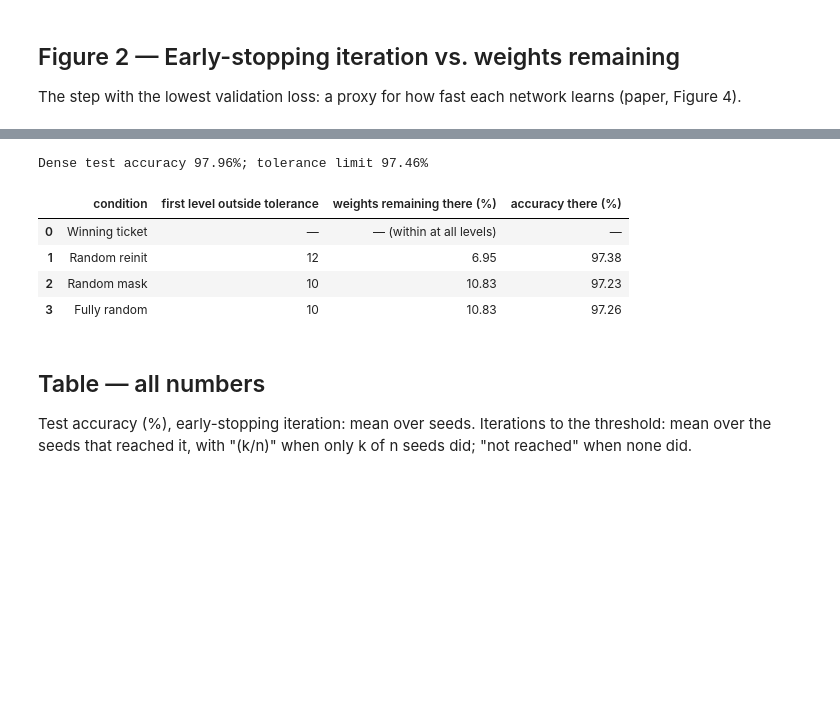
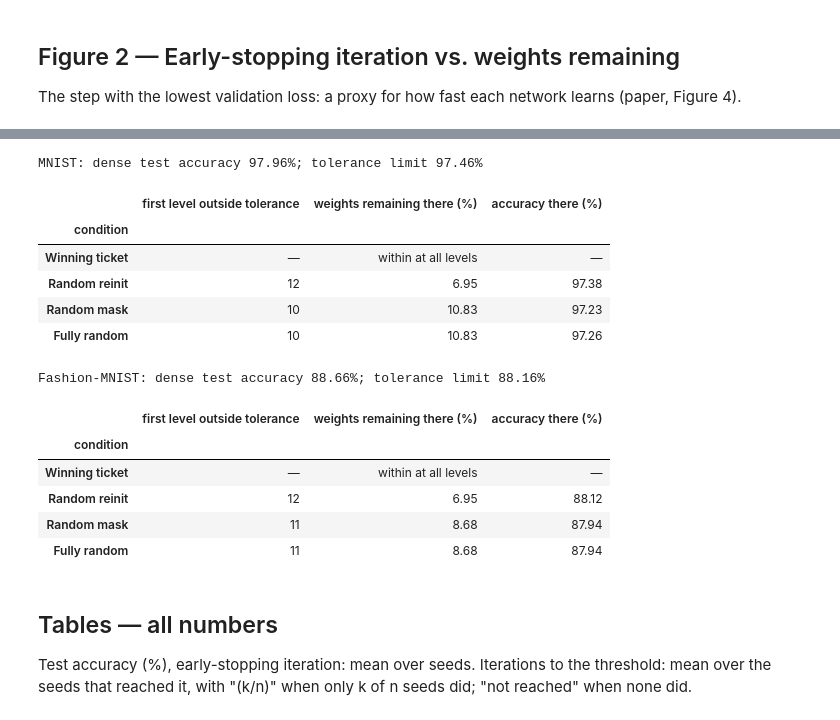
Before and after one commit to y336shen719/STAT679-lottery-ticket-hypothesis, a Jupyter notebook: analysis.ipynb, the cells around one changed output, grey strips where cells are left out. Drawn from its saved outputs; the diff is of its cells as text; code cells hidden in the pictures; blank space fills up the shorter version.

```diff
--- a/analysis.ipynb
+++ b/analysis.ipynb
@@ -78,22 +112,3 @@ mnist: seeds [1, 2, 42]; adam lr=0.0012, 50000 steps/level, 15 rounds, layerwise
-# %%
-def steps_to_threshold(h):
-    hit = h.loc[h.val_accuracy >= THRESHOLD, 'step']
-    return hit.iloc[0] if len(hit) else np.nan
-
-reach = (hist.groupby(['seed', 'condition', 'level'])
-             .apply(steps_to_threshold, include_groups=False).rename('steps_to_threshold').reset_index())
-summary = summary.merge(reach, on=['seed', 'condition', 'level'], how='left')
-
-def agg(col):
-    # mean / std / n over seeds, per condition and level
-    g = summary.groupby(['condition', 'level'])
-    out = g.agg(weights_remaining=('weights_remaining', 'first'), mean=(col, 'mean'),
-                std=(col, 'std'), n=(col, 'count')).reset_index()
-    return out
-
-dense = summary.query("condition == 'ticket' and level == 0")
-DENSE_ACC = dense.best_test_accuracy.mean()
-DENSE_END = dense.end_test_accuracy.mean()
 # %% [markdown]
 ## Helpers
 x axis: percent of weights remaining on a log scale, dense on the left. With one seed each point is a single run;
@@ -298,27 +338,43 @@ First pruning level whose test accuracy (early stopping, mean over seeds) is mor
 # %%
-limit = DENSE_ACC - TOLERANCE
-rows = []
-for c in CONDITIONS:
-    a = agg('best_test_accuracy').query('condition == @c').sort_values('level')
-    if a.empty:
-        continue
-    out = a[a['mean'] < limit]
-    first = out.iloc[0] if len(out) else None
-    rows.append({'condition': LABELS[c],
-                 'first level outside tolerance': '—' if first is None else int(first.level),
-                 'weights remaining there (%)': '— (within at all levels)' if first is None else round(first.weights_remaining * 100, 2),
-                 'accuracy there (%)': '—' if first is None else round(first['mean'] * 100, 2)})
-print(f'Dense test accuracy {DENSE_ACC:.2%}; tolerance limit {limit:.2%}')
-pd.DataFrame(rows)
+def first_outside(D, c):
+    """First level (row of agg) whose mean early-stopping test accuracy is below dense - TOLERANCE, or None."""
+    a = agg(D, 'best_test_accuracy').query('condition == @c and level > 0').sort_values('level')
+    out = a[a['mean'] < D.dense_acc - TOLERANCE]
+    return out.iloc[0] if len(out) else None
+
+def tolerance_table(D):
+    rows = []
+    for c in CONDITIONS:
+        if D.summary.query('condition == @c').empty:
+            continue
+        first = first_outside(D, c)
+        rows.append({'condition': LABELS[c],
+                     'first level outside tolerance': '—' if first is None else int(first.level),
+                     'weights remaining there (%)': 'within at all levels' if first is None
+                                                    else round(first.weights_remaining * 100, 2),
+                     'accuracy there (%)': '—' if first is None else round(first['mean'] * 100, 2)})
+    return pd.DataFrame(rows).set_index('condition')
+
+for D in DATA.values():
+    print(f'{D.title}: dense test accuracy {D.dense_acc:.2%}; tolerance limit {D.dense_acc - TOLERANCE:.2%}')
+    display(tolerance_table(D))
 # %% [output]
-Dense test accuracy 97.96%; tolerance limit 97.46%
+MNIST: dense test accuracy 97.96%; tolerance limit 97.46%
-|  | condition | first level outside tolerance | weights remaining there (%) | accuracy there (%) |
-| 0 | Winning ticket | — | — (within at all levels) | — |
-| 1 | Random reinit | 12 | 6.95 | 97.38 |
-| 2 | Random mask | 10 | 10.83 | 97.23 |
-| 3 | Fully random | 10 | 10.83 | 97.26 |
+|  | first level outside tolerance | weights remaining there (%) | accuracy there (%) |
+| condition |  |  |  |
+| Winning ticket | — | within at all levels | — |
+| Random reinit | 12 | 6.95 | 97.38 |
+| Random mask | 10 | 10.83 | 97.23 |
+| Fully random | 10 | 10.83 | 97.26 |
+Fashion-MNIST: dense test accuracy 88.66%; tolerance limit 88.16%
+|  | first level outside tolerance | weights remaining there (%) | accuracy there (%) |
+| condition |  |  |  |
+| Winning ticket | — | within at all levels | — |
+| Random reinit | 12 | 6.95 | 88.12 |
+| Random mask | 11 | 8.68 | 87.94 |
+| Fully random | 11 | 8.68 | 87.94 |
 # %% [markdown]
-## Table — all numbers
+## Tables — all numbers
 Test accuracy (%), early-stopping iteration: mean over seeds. Iterations to the threshold: mean over the seeds
 that reached it, with "(k/n)" when only k of n seeds did; "not reached" when none did.
 # %%
```
Also changed, not shown: parts of 16 cells of this notebook.
